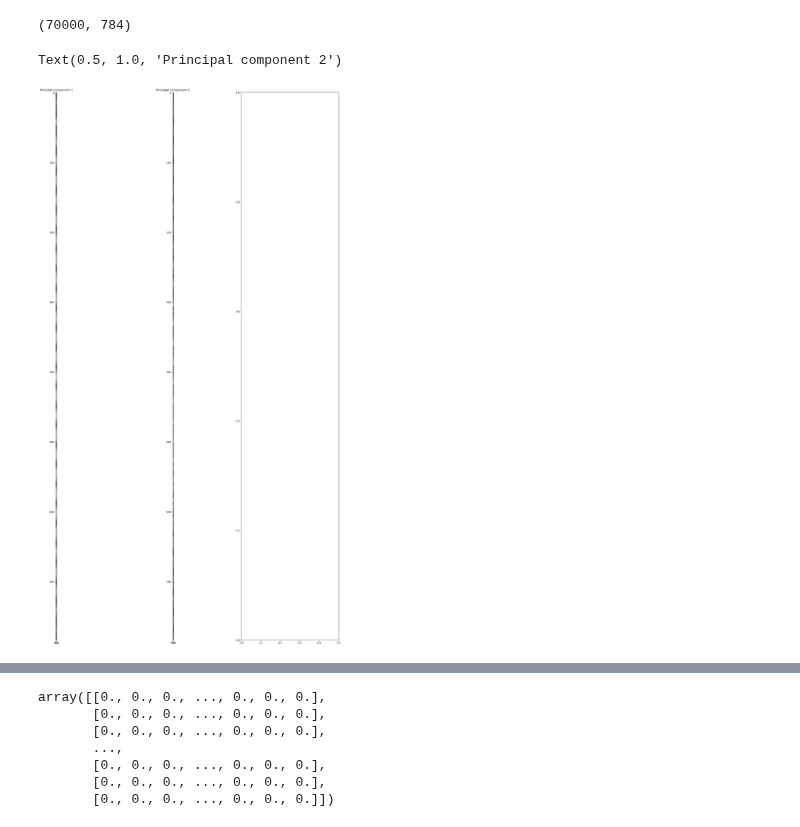
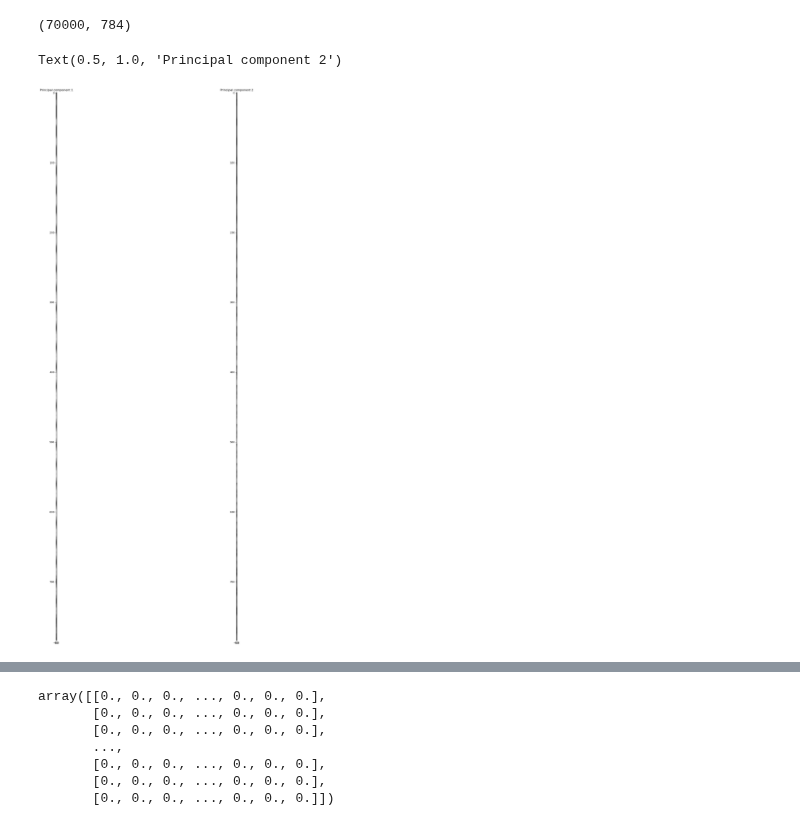
Before and after one commit to Elicit3495/MachineLearningProject22, a Jupyter notebook: Untitled.ipynb, the cells around one changed output, grey strips where cells are left out. Saved outputs shown, nothing was run; the diff lists cells and outputs as text; code cells hidden in the pictures.

```diff
--- a/Untitled.ipynb
+++ b/Untitled.ipynb
@@ -14,20 +163,20 @@ X_mnist.shape
 (70000, 784)
 # %%
 pca = PCA(n_components=2)
-img_pca= pca.fit_transform(X_mnist.T)
+img_pca= pca.fit_transform(X_mnist.T, y_mnist.T)
 
-f, (ax1,ax2,ax3) = plt.subplots(1,3)
+f, (ax1,ax2) = plt.subplots(1,2)
 f.set_size_inches((24,40))
 ax1.imshow(img_pca[:,0].reshape((784,1)), cmap=plt.cm.gray)
 ax1.set_title("Principal component 1")
 ax2.imshow(img_pca[:,1].reshape((784,1)), cmap=plt.cm.gray)
 ax2.set_title("Principal component 2")
 
 
 
 # pca_test = PCA(n_components=2)
 # pca_test.fit(X_test, y_test)
 # pca_test.
 # %% [output]
 Text(0.5, 1.0, 'Principal component 2')
-[figure, old version]
+[figure, new version]
```
Also changed, not shown: parts of 12 cells of this notebook.
